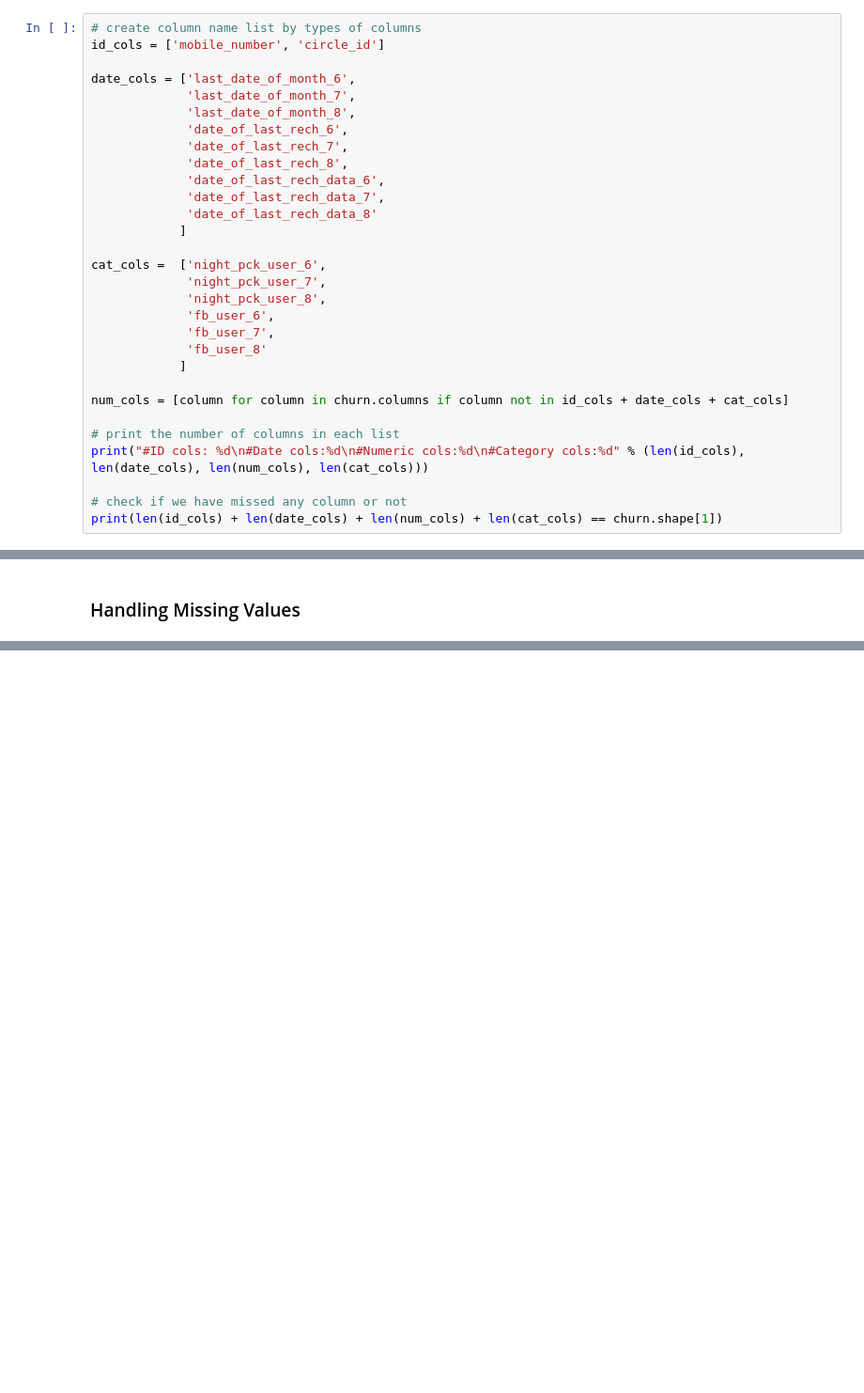
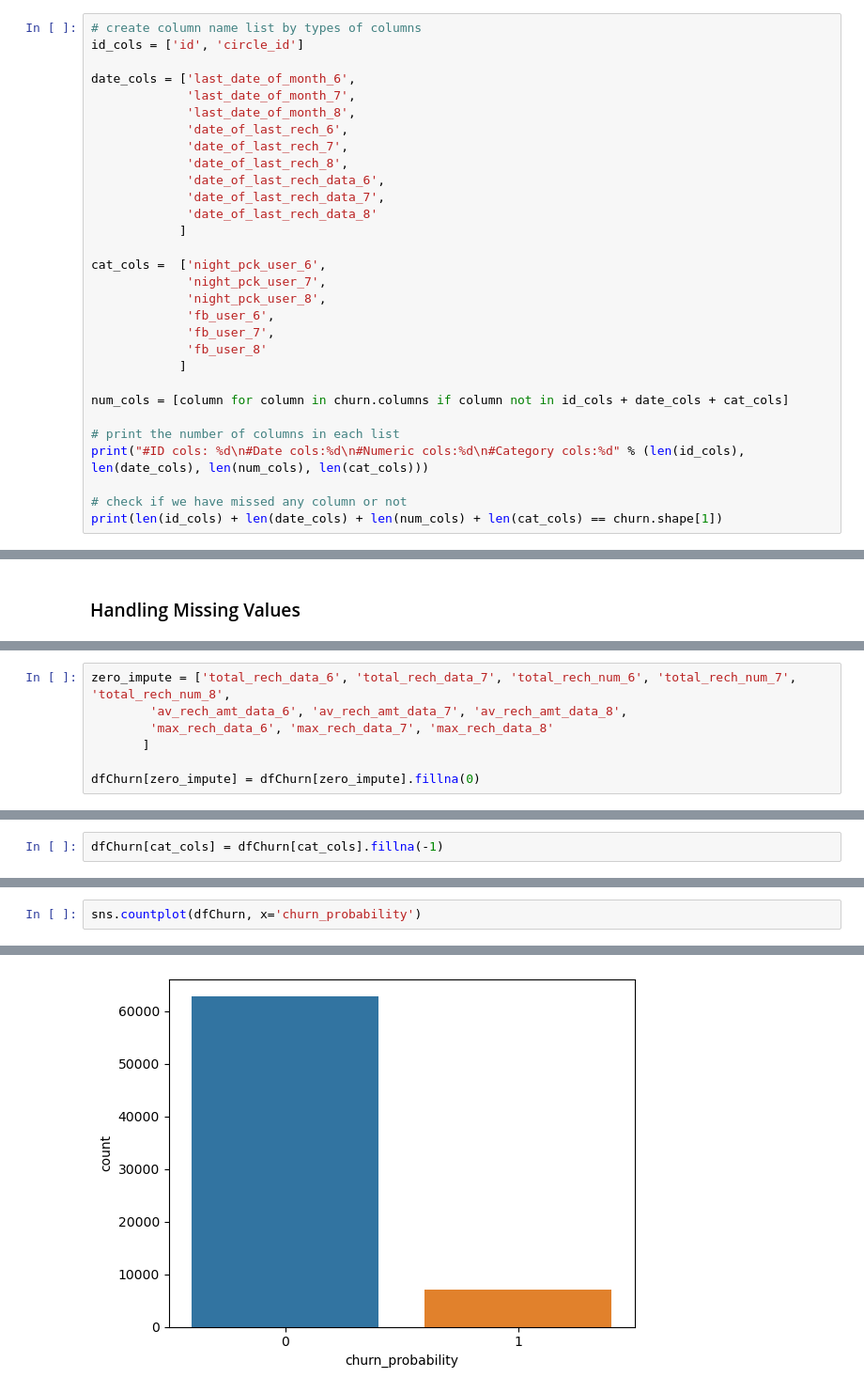
Before and after one commit to ncjanardhan-outlook/ncjpersonal, a Jupyter notebook: Telecom Churn Assignment/Chaitanya - Telecom Churn.ipynb, the cells around one changed output, grey strips where cells are left out. Shown at 94% size. Cells and saved outputs as stored; diff of their text form; blank space fills up the shorter version.

```diff
--- a/Telecom Churn Assignment/Chaitanya - Telecom Churn.ipynb
+++ b/Telecom Churn Assignment/Chaitanya - Telecom Churn.ipynb
@@ -33,6 +58,6 @@ sns.distplot(churn['arpu_6'])
 # %%
 # create column name list by types of columns
-id_cols = ['mobile_number', 'circle_id']
+id_cols = ['id', 'circle_id']
 
 date_cols = ['last_date_of_month_6',
              'last_date_of_month_7',
@@ -70,0 +123,7 @@ print("Shape after dropping: ", churn.shape)
+# %%
+zero_impute = ['total_rech_data_6', 'total_rech_data_7', 'total_rech_num_6', 'total_rech_num_7', 'total_rech_num_8',
+        'av_rech_amt_data_6', 'av_rech_amt_data_7', 'av_rech_amt_data_8',
+        'max_rech_data_6', 'max_rech_data_7', 'max_rech_data_8'
+       ]
+
+dfChurn[zero_impute] = dfChurn[zero_impute].fillna(0)
@@ -70,0 +132,2 @@ print("Shape after dropping: ", churn.shape)
+# %%
+dfChurn[cat_cols] = dfChurn[cat_cols].fillna(-1)
@@ -111,0 +173,3 @@ dfChurn[zero_impute]
+# %%
+sns.countplot(dfChurn, x='churn_probability')
+# %% [output]
@@ -111,0 +177 @@ dfChurn[zero_impute]
+[figure, added]
```
Also changed, not shown: parts of 24 cells of this notebook.
